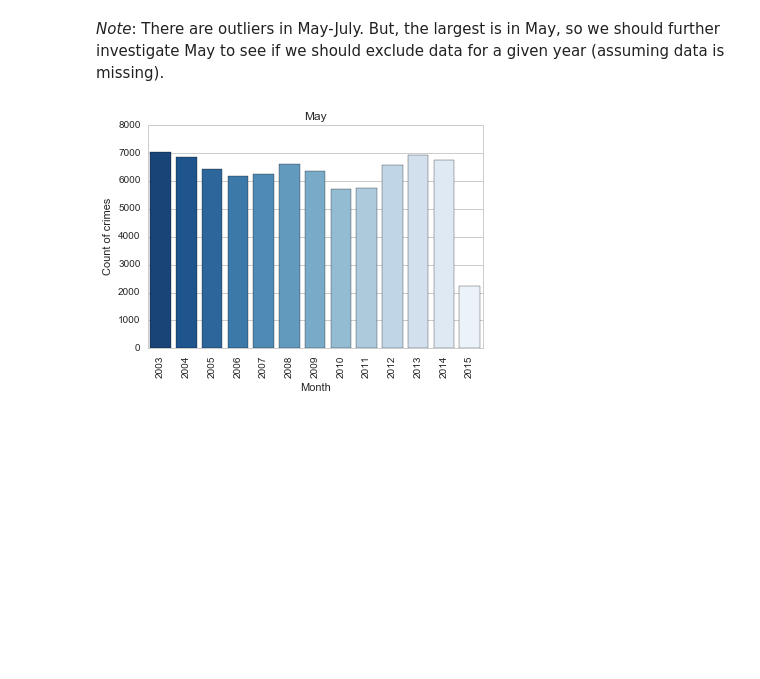
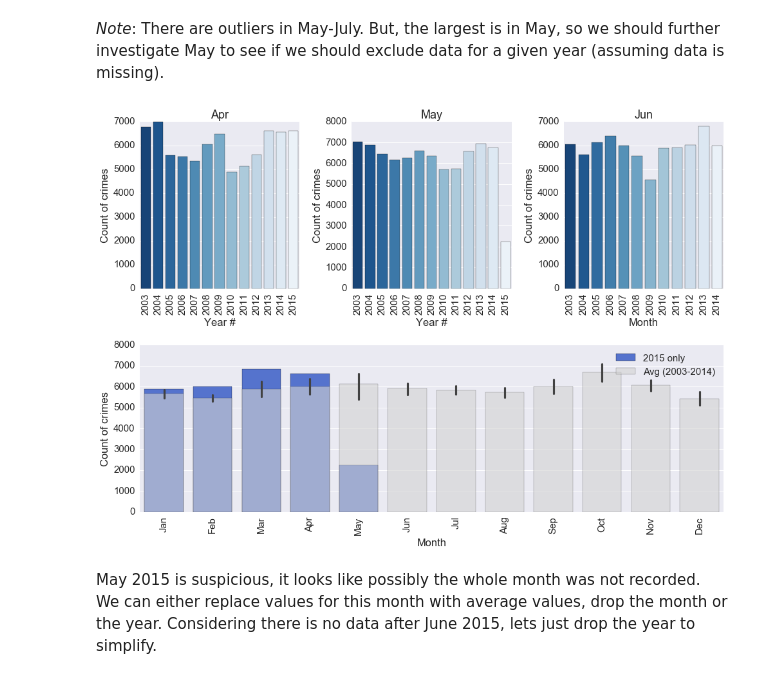
Before and after one commit to richkylet/kaggleChallenges, a Jupyter notebook: SF crime/_Viz_SanFranCrime.ipynb, the cells around one changed output. Drawn from its saved outputs; the diff is of its cells as text; code cells hidden in the pictures; blank space fills up the shorter version.

```diff
--- a/SF crime/_Viz_SanFranCrime.ipynb
+++ b/SF crime/_Viz_SanFranCrime.ipynb
@@ -113,12 +80,61 @@ _ = plt.setp(monthbox.get_xticklabels(), rotation=90)
 # %% [markdown]
 _Note_: There are outliers in May-July. But, the largest is in May, so we should further investigate May to see if we should exclude data for a given year (assuming data is missing).
-# %%
-mayvals = crime_df.loc[crime_df['Month'] == 'May']
-Month_countx = mayvals[["Category","Year"]].groupby(['Year'],as_index=False).count()
-mayplot = sns.barplot(x='Year', y='Category', data=Month_countx,palette="Blues_r")
-mayplot.set_xlabel('Month')
-mayplot.set_ylabel('Count of crimes')
-mayplot.set_title('May')
-_ = plt.setp(mayplot.get_xticklabels(), rotation=90)
-# %% [output]
-[figure, removed]
+# %%
+plt.figure(figsize=(14,10))
+#=================================================
+axis1=  plt.subplot2grid((2,3),(0,0))
+mo = 'Apr'
+monval = crime_df.loc[crime_df['Month'] == mo]
+Month_count = monval[["Category","Year"]].groupby(['Year'],as_index=False).count()
+mayplot = sns.barplot(x='Year', y='Category',
+                      data=Month_count,palette="Blues_r", ax=axis1)
+mayplot.set_xlabel('Year #')
+mayplot.set_ylabel('Count of crimes')
+mayplot.set_title(mo)
+_ = plt.setp(mayplot.get_xticklabels(), rotation=90)
+#=================================================
+axis2=  plt.subplot2grid((2,3),(0,1))
+mo = 'May'
+monval = crime_df.loc[crime_df['Month'] == mo]
+Month_count = monval[["Category","Year"]].groupby(['Year'],as_index=False).count()
+mayplot = sns.barplot(x='Year', y='Category',
+                      data=Month_count,palette="Blues_r", ax=axis2)
+mayplot.set_xlabel('Year #')
+mayplot.set_ylabel('Count of crimes')
+mayplot.set_title(mo)
+_ = plt.setp(mayplot.get_xticklabels(), rotation=90)
+#=================================================
+axis3=  plt.subplot2grid((2,3),(0,2))
+mo = 'Jun'
+monval = crime_df.loc[crime_df['Month'] == mo]
+Month_count = monval[["Category","Year"]].groupby(['Year'],as_index=False).count()
+mayplot = sns.barplot(x='Year', y='Category',
+                      data=Month_count,palette="Blues_r", ax=axis3)
+mayplot.set_xlabel('Month')
+mayplot.set_ylabel('Count of crimes')
+mayplot.set_title(mo)
+_ = plt.setp(mayplot.get_xticklabels(), rotation=90)
+#=================================================
+axis4=  plt.subplot2grid((2,3),(1,0),colspan=3)
+# count for 2015 only ---------------
+yearval = crime_df.loc[crime_df['Year'] == '2015']
+Month_count = yearval[["Month", "Category"]].groupby(['Month'],as_index=False).count()
+monthbar = sns.barplot(x='Month', y='Category', data=Month_count,color="royalblue",
+                   order=month_order, ax=axis4, label="2015 only")
+monthbar.set_xlabel('Month')
+monthbar.set_ylabel('Count of crimes')
+# average per month-------------
+yearval = crime_df.loc[crime_df['Year'] != '2015']
+Month_count = crime_df[["Month", "Category","Year"]].groupby(['Month','Year'],as_index=False).count()
+monthbar = sns.barplot(x='Month', y='Category', data=Month_count,color="lightgrey",
+                   order=month_order, ax=axis4, alpha=.6, label='Avg (2003-2014)')
+monthbar.set_xlabel('Month')
+monthbar.set_ylabel('Count of crimes')
+_ = plt.setp(monthbar.get_xticklabels(), rotation=90)
+plt.legend();
+#=================================================
+plt.tight_layout()
+# %% [output]
+[figure, added]
+# %% [markdown]
+May 2015 is suspicious, it looks like possibly the whole month was not recorded. We can either replace values for this month with average values, drop the month or the year. Considering there is no data after June 2015, lets just drop the year to simplify.
```
Also changed, not shown: parts of 13 cells of this notebook.
